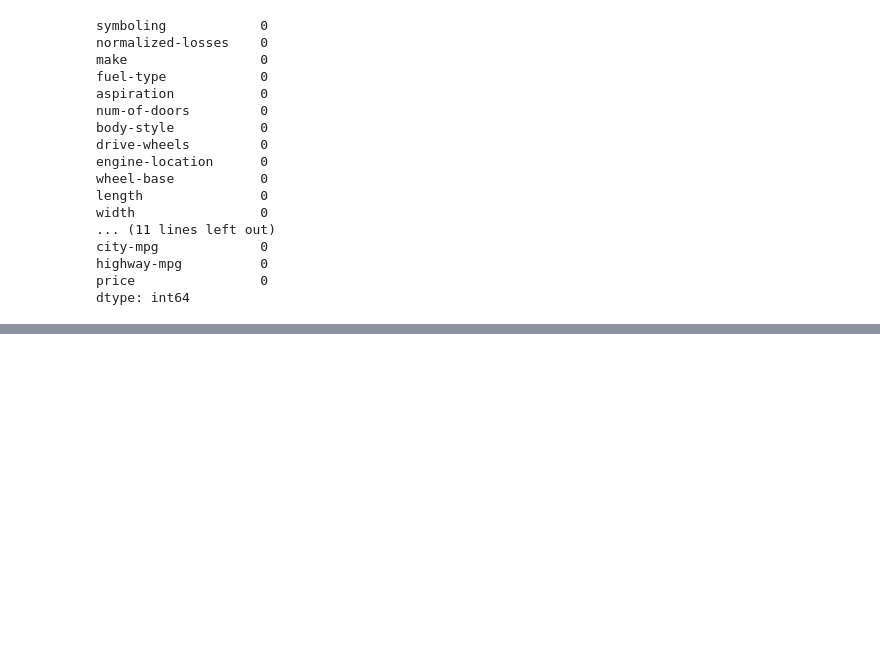
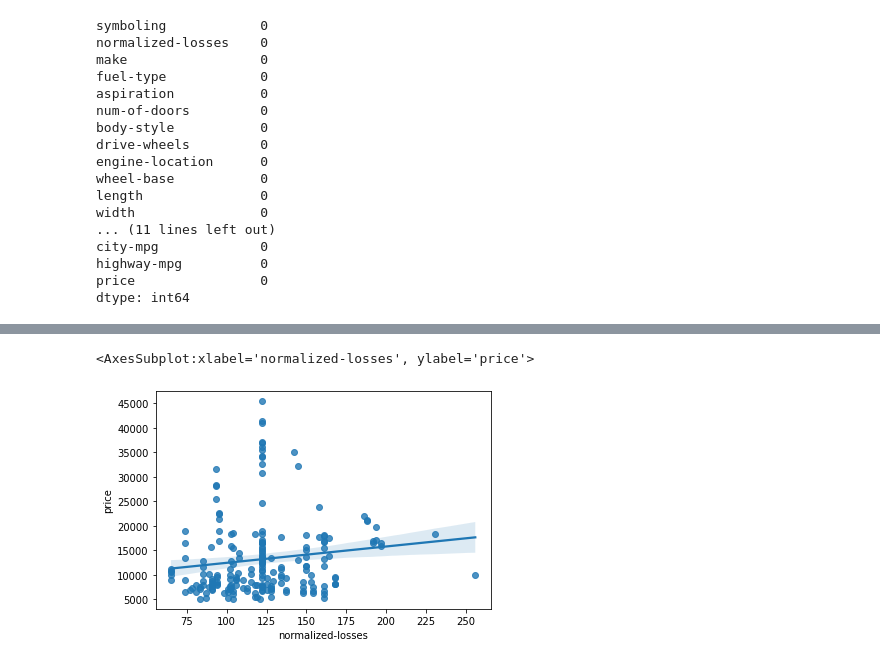
Before and after one commit to NaikSatvik/machine-learning, a Jupyter notebook: E1/e1.ipynb, the cells around one changed output, grey strips where cells are left out. Saved outputs shown, nothing was run; the diff lists cells and outputs as text; code cells hidden in the pictures; blank space fills up the shorter version.

```diff
--- a/E1/e1.ipynb
+++ b/E1/e1.ipynb
@@ -134,3 +64,23 @@ df['price'] = df['price'].replace(np.nan,df['price'].astype(float).mean())
+# %%
+# Replacing stroke
+df['stroke'] = df['stroke'].astype(float)
+mean_of_stroke =  df['stroke'].mean()
+df['stroke'] = df['stroke'].replace(np.nan,mean_of_stroke)
+# %%
+# Replacing horsepower
+df['horsepower'] = df['horsepower'].astype(float)
+mean_of_horsepower =  df['horsepower'].mean()
+df['horsepower'] = df['horsepower'].replace(np.nan,mean_of_horsepower)
+# %%
+# Replacing peak-rpm
+df['peak-rpm'] = df['peak-rpm'].astype(float)
+mean_of_peak_rpm =  df['peak-rpm'].mean()
+df['peak-rpm'] = df['peak-rpm'].replace(np.nan,mean_of_peak_rpm)
+# %%
+# Replacing price
+df['price'] = df['price'].astype(float)
+mean_of_price =  df['price'].mean()
+df['price'] = df['price'].replace(np.nan,mean_of_price)
 # %%
 df.isna().sum()
 # %% [output]
@@ -155,0 +126,5 @@ df.to_csv('cars_data.csv')
+# %%
+sns.regplot(x="normalized-losses",y="price", data=df) #
+# %% [output]
+<AxesSubplot:xlabel='normalized-losses', ylabel='price'>
+[figure, added]
```
Also changed, not shown: parts of 16 cells of this notebook, 3 other files.
